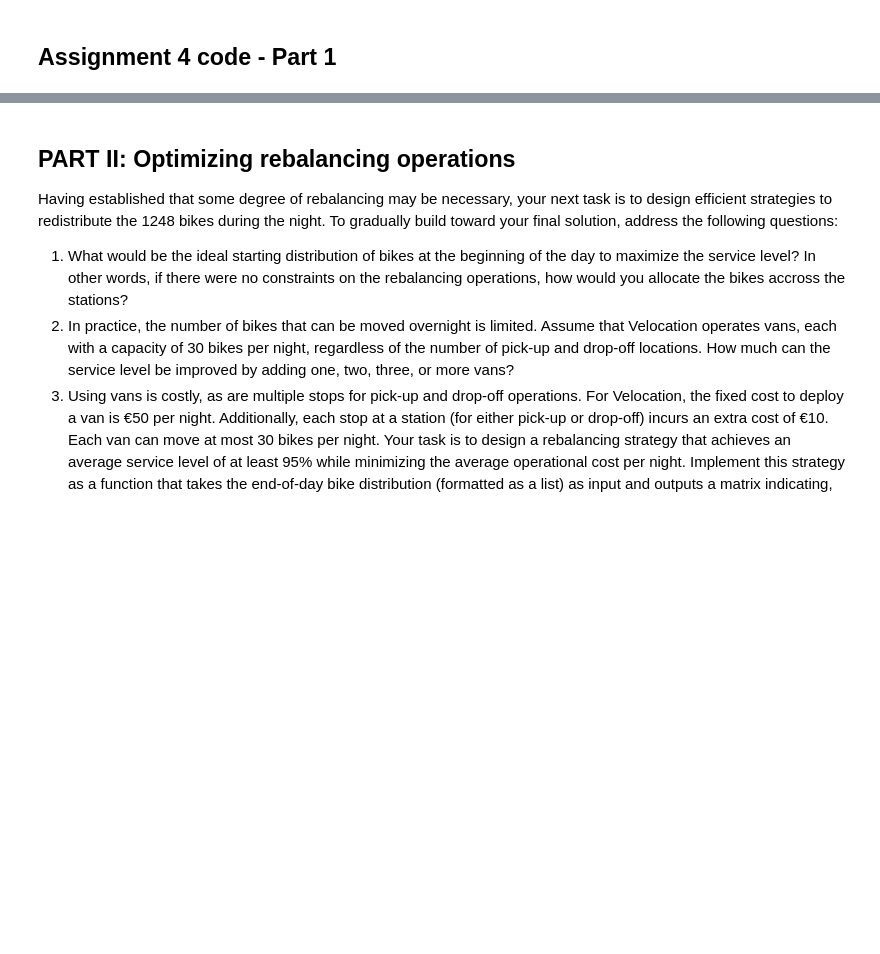
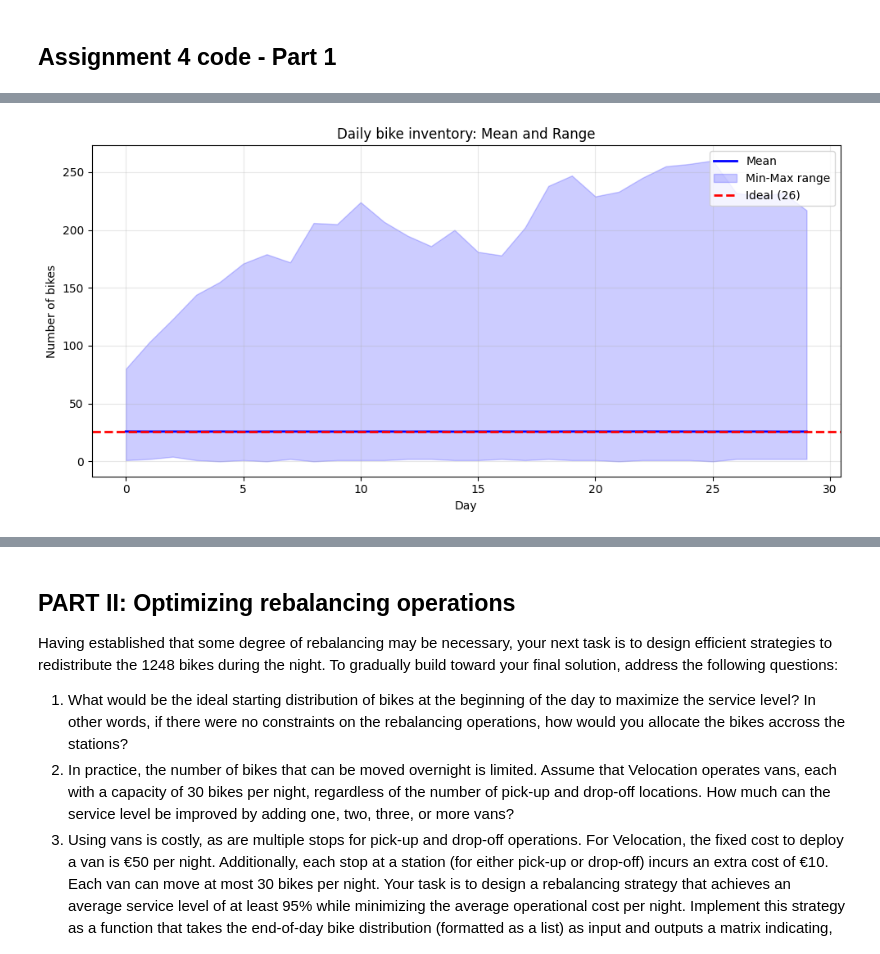
Before and after one commit to kuborro123/magda_is_demon_hunter, a Jupyter notebook: 1CK130_Assignment_4.ipynb, the cells around one changed output, grey strips where cells are left out. Saved outputs shown, nothing was run; the diff lists cells and outputs as text; code cells hidden in the pictures; blank space fills up the shorter version.

```diff
--- a/1CK130_Assignment_4.ipynb
+++ b/1CK130_Assignment_4.ipynb
@@ -880,0 +884,26 @@ plt.show()
+# %%
+# Visualize min, mean, max bikes per day across all replications
+rep_data = all_daily_bikes[0]
+daily_stats = {'min': [], 'mean': [], 'max': []}
+
+for day_snapshot in rep_data:
+    bikes_list = list(day_snapshot.values())
+    daily_stats['min'].append(min(bikes_list))
+    daily_stats['mean'].append(np.mean(bikes_list))
+    daily_stats['max'].append(max(bikes_list))
+
+days = range(len(daily_stats['min']))
+
+plt.figure(figsize=(10, 5))
+plt.plot(days, daily_stats['mean'], 'b-', linewidth=2, label='Mean')
+plt.fill_between(days, daily_stats['min'], daily_stats['max'], alpha=0.2, color='blue', label='Min-Max range')
+plt.axhline(26, color='red', linestyle='--', linewidth=2, label='Ideal (26)')
+plt.xlabel('Day')
+plt.ylabel('Number of bikes')
+plt.title('Daily bike inventory: Mean and Range')
+plt.legend()
+plt.grid(True, alpha=0.3)
+plt.tight_layout()
+plt.show()
+# %% [output]
+[figure, added]
```
Also changed, not shown: parts of 38 cells of this notebook, 1 other file.
